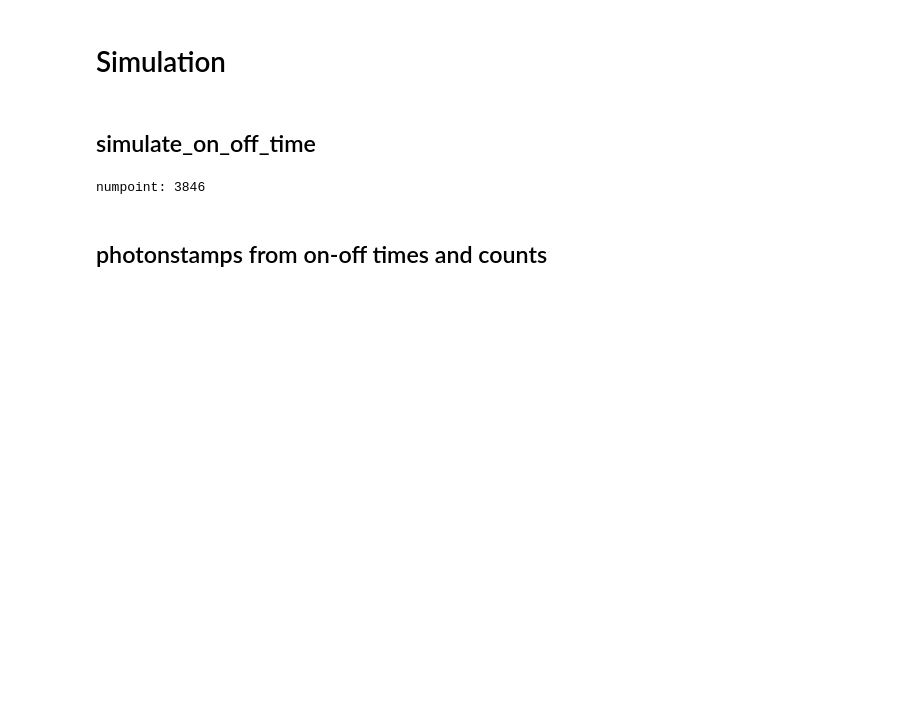
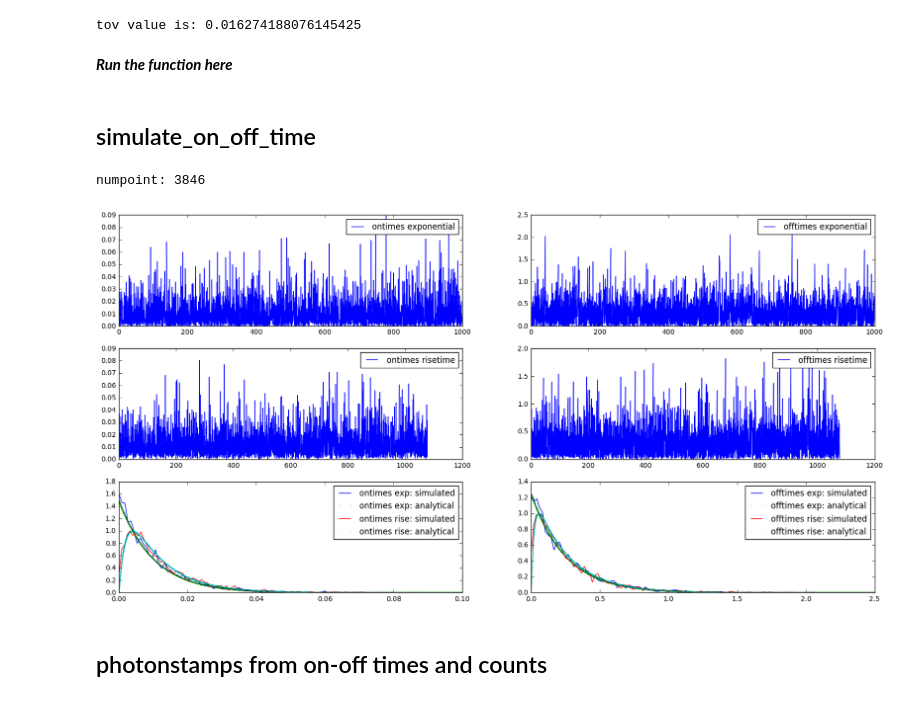
Before and after one commit to biswajitSM/Azurin_SM_repo, a Jupyter notebook: Analysis/Simulation.ipynb, the cells around one changed output. Cells and saved outputs as stored; diff of their text form; code cells hidden in the pictures; blank space fills up the shorter version.

```diff
--- a/Analysis/Simulation.ipynb
+++ b/Analysis/Simulation.ipynb
@@ -20,15 +35,22 @@ The working directory is parentdir: /home/biswajit/Research/Reports_ppt/reports/
+# %%
+E=75; E0=5; toff=0.25; # give potential value in mV and time in seconds
+ton = toff*(10**((E0-E)/59));
+print('tov value is:', ton)
+# %% [output]
+tov value is: 0.016274188076145425
+# %% [markdown]
+***Run the function here***
 # %%
 %run simulation.py
-# %% [markdown]
-# Simulation
 # %% [markdown]
 ## simulate_on_off_time
 # %%
-out = simulate_on_off_times(ton1=0.01, ton2=0.002, toff1=0.250,
-                        toff2=0.02, time_len=1000, plotting=False);
+out = simulate_on_off_times(ton1=0.016, ton2=0.002, toff1=0.250,
+                        toff2=0.02, time_len=1000, plotting=True);
 [ontimes_exp_1, ontimes_exp_rise, offtimes_exp_1, offtimes_exp_rise] = out
 # %% [output]
 numpoint: 3846
+[figure, added]
 # %% [markdown]
 ## photonstamps from on-off times and counts
 # %%
```
Also changed, not shown: parts of 8 cells of this notebook, 2 other files.
